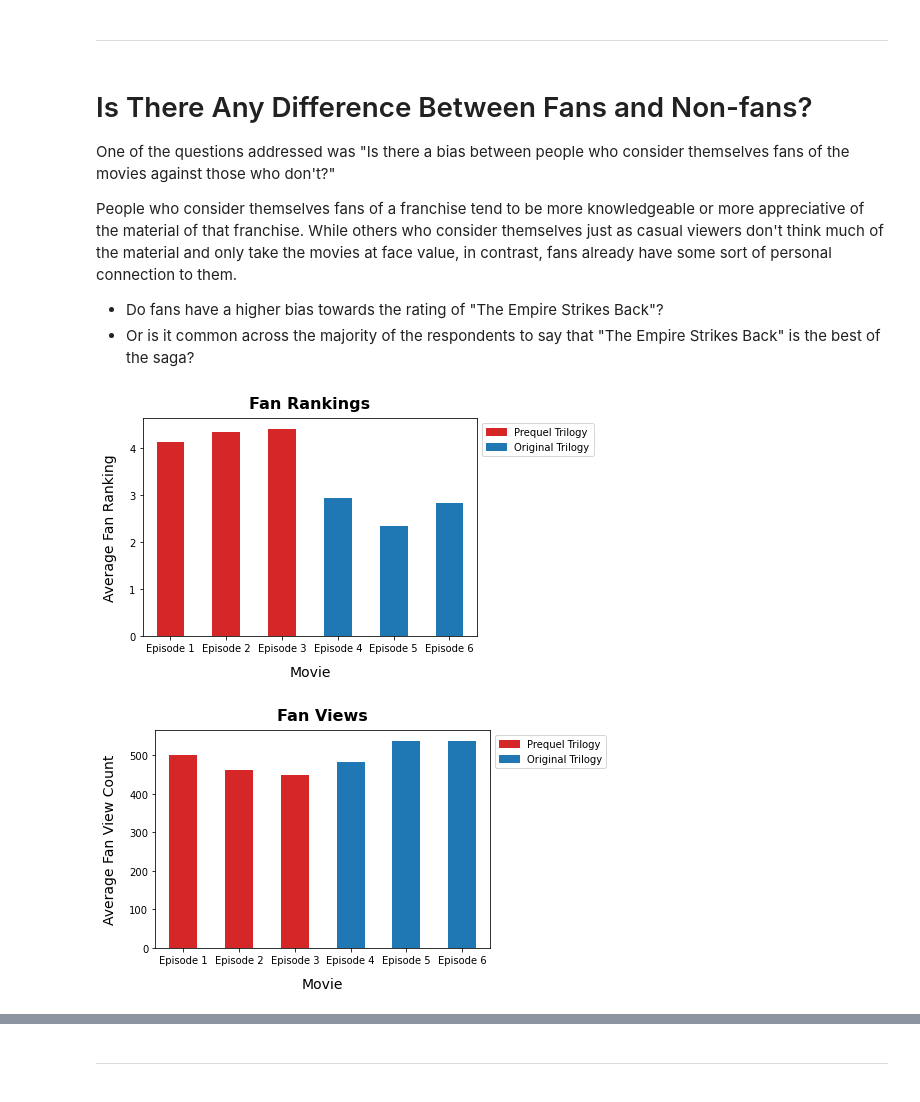
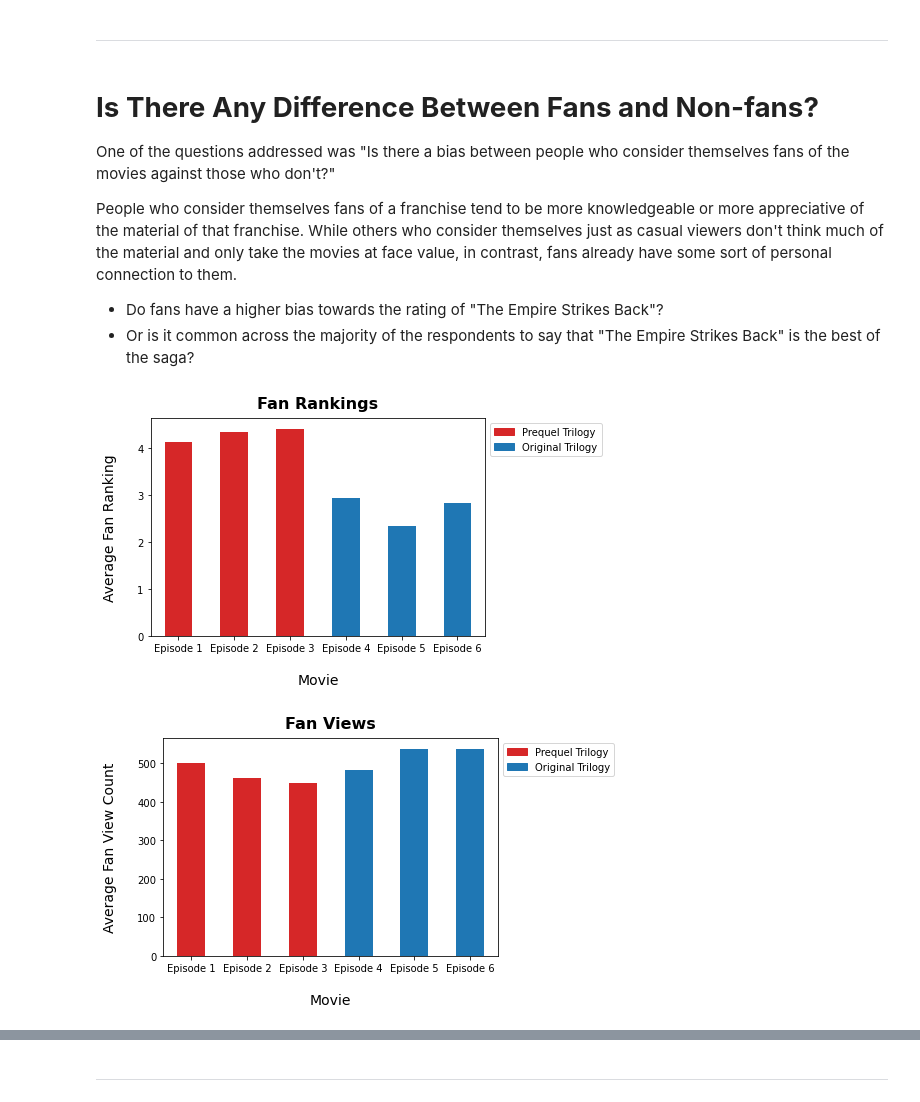
Before and after one commit to willnguyen14/Star-Wars-Survey, a Jupyter notebook: Star_Wars_Survey.ipynb, the cells around one changed output, grey strips where cells are left out. Saved outputs shown, nothing was run; the diff lists cells and outputs as text; code cells hidden in the pictures.

Commit message:
Updated clean code for bar plots

```diff
--- a/Star_Wars_Survey.ipynb
+++ b/Star_Wars_Survey.ipynb
@@ -101,29 +145,0 @@ star_wars.iloc[:, 3:9].head()
-# %%
-star_wars = star_wars.rename(columns = {
-    star_wars.columns[3]: "seen_1",
-    star_wars.columns[4]: "seen_2",
-    star_wars.columns[5]: "seen_3",
-    star_wars.columns[6]: "seen_4",
-    star_wars.columns[7]: "seen_5",
-    star_wars.columns[8]: "seen_6"
-})
-
-import numpy as np     # import numpy because we are now dealing with NaN values
-
-# Be careful as there is a double space between the episode number and title for the first four movies
-m1 = {"Star Wars: Episode I  The Phantom Menace": True, np.NaN: False,
-      "Star Wars: Episode II  Attack of the Clones": True, np.NaN: False,
-      "Star Wars: Episode III  Revenge of the Sith": True, np.NaN: False,
-      "Star Wars: Episode IV  A New Hope": True, np.NaN: False,
-      "Star Wars: Episode V The Empire Strikes Back": True, np.NaN: False,
-      "Star Wars: Episode VI Return of the Jedi": True, np.NaN: False}
-
-# apply the mapping to the intended columns
-star_wars.loc[:, "seen_1"] = star_wars.loc[:, "seen_1"].map(m1)
-star_wars.loc[:, "seen_2"] = star_wars.loc[:, "seen_2"].map(m1)
-star_wars.loc[:, "seen_3"] = star_wars.loc[:, "seen_3"].map(m1)
-star_wars.loc[:, "seen_4"] = star_wars.loc[:, "seen_4"].map(m1)
-star_wars.loc[:, "seen_5"] = star_wars.loc[:, "seen_5"].map(m1)
-star_wars.loc[:, "seen_6"] = star_wars.loc[:, "seen_6"].map(m1)
-
-star_wars.loc[:, "seen_1":"seen_6"].head(10)
@@ -214,7 +223,7 @@ plt.show()
 # %% [markdown]
 ---
 # %% [markdown]
-# Is There Any Difference Between Fans and Non-fans?
+# **Is There Any Difference Between Fans and Non-fans?**
 One of the questions addressed was "Is there a bias between people who consider themselves fans of the movies against those who don't?"
 
 People who consider themselves fans of a franchise tend to be more knowledgeable or more appreciative of the material of that franchise. While others who consider themselves just as casual viewers don't think much of the material and only take the movies at face value, in contrast, fans already have some sort of personal connection to them.
@@ -224,36 +233,11 @@ People who consider themselves fans of a franchise tend to be more knowledgeable
 # %%
 # create two new dataframes based on whether respondents consider themselves as fans or not
 fan = star_wars[star_wars['Do you consider yourself to be a fan of the Star Wars film franchise?'] == True]
-non_fan = star_wars[star_wars['Do you consider yourself to be a fan of the Star Wars film franchise?'] == False]
+
+# highest ranked movie amongst fans
+ranking(df=fan, title='Fan Rankings', y_axis='Average Fan Ranking')
+
+views(df=fan, title='Fan Views', y_axis='Average Fan View Count')
+# %% [output]
+[figure, added]
+[figure, added]
-# %%
-# highest ranked movie amongst fans
-# x = fan.iloc[:, 9:15].columns
-
-fan.iloc[:, 9:15].mean().plot.bar(color=['tab:red', 'tab:red', 'tab:red', 'tab:blue', 'tab:blue', 'tab:blue'])
-plt.title('Fan Rankings', fontsize=16, fontweight='bold', pad=10)
-
-red_patch = mpatches.Patch(color='tab:red', label='Prequel Trilogy')
-blue_patch = mpatches.Patch(color='tab:blue', label='Original Trilogy')
-plt.legend(handles=[red_patch,blue_patch], loc='upper left', bbox_to_anchor=(1, 1))
-
-plt.xticks(ticks=[0,1,2,3,4,5], labels=llist, rotation='horizontal')
-plt.xlabel('Movie', fontsize=14, labelpad=12)
-plt.ylabel('Average Fan Ranking', fontsize=14, labelpad=12)
-plt.show()
-print('\n')
-
-# most viewed movie amongst fans
-fan.loc[:, "seen_1":"seen_6"].sum().plot.bar(color=['tab:red', 'tab:red', 'tab:red', 'tab:blue', 'tab:blue', 'tab:blue'])
-plt.title('Fan Views', fontsize=16, fontweight='bold', pad=10)
-
-red_patch = mpatches.Patch(color='tab:red', label='Prequel Trilogy')
-blue_patch = mpatches.Patch(color='tab:blue', label='Original Trilogy')
-plt.legend(handles=[red_patch,blue_patch], loc='upper left', bbox_to_anchor=(1, 1))
-
-plt.xticks(ticks=[0,1,2,3,4,5], labels=llist, rotation='horizontal')
-plt.xlabel('Movie', fontsize=14, labelpad=12)
-plt.ylabel('Average Fan View Count', fontsize=14, labelpad=12)
-plt.show()
-# %% [output]
-[figure, removed]
-[figure, removed]
```
Also changed, not shown: parts of 43 cells of this notebook.
